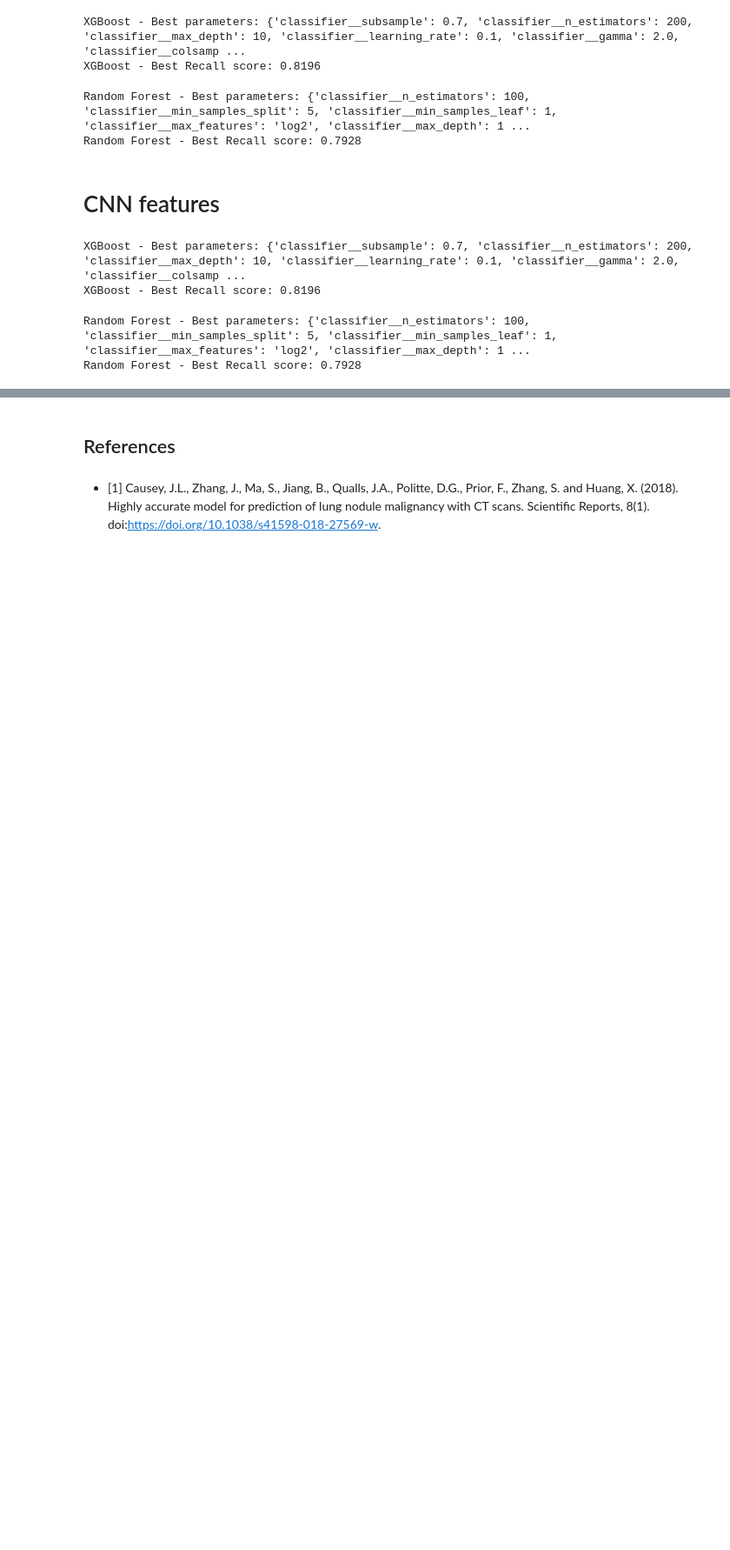
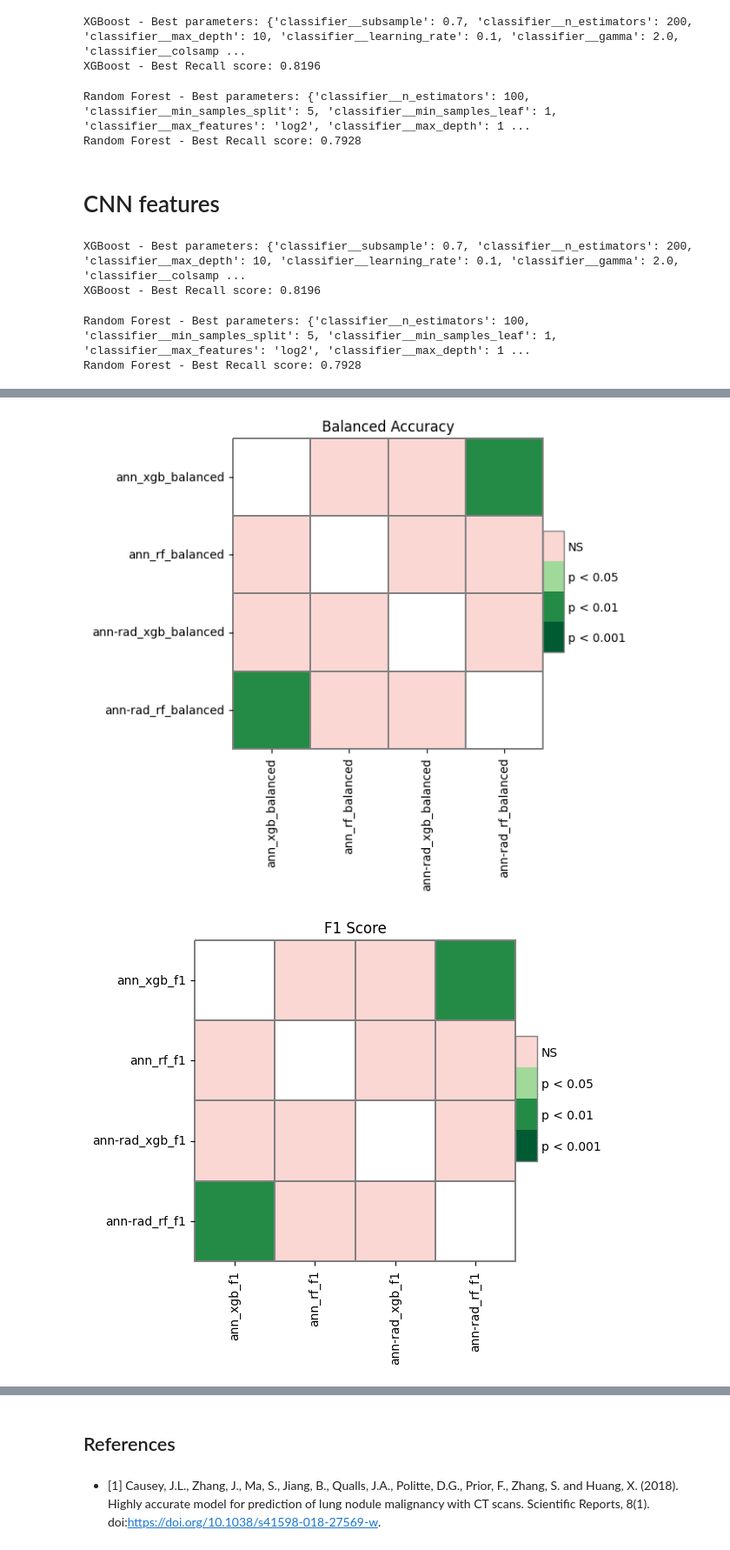
Before and after one commit to inesamorim/lung-cancer-classification, a Jupyter notebook: classify.ipynb, the cells around one changed output, grey strips where cells are left out. Shown: that part at 87% size. Saved outputs shown, nothing was run; the diff lists cells and outputs as text; code cells hidden in the pictures; blank space fills up the shorter version.

```diff
--- a/classify.ipynb
+++ b/classify.ipynb
@@ -316,0 +375,21 @@ plot_metrics(models, X_test, y_test)
+# %%
+def friedman(results_df: pd.DataFrame, alpha=0.05):
+    statistic, pvalue = stats.friedmanchisquare(*[results_df[alg] for alg in results_df.columns])
+    print(f"p value: {pvalue:4f}")
+
+    if pvalue > alpha:
+        print("Probably the same distribution")
+    else:
+        print("Probably different distributions")
+
+    return sp.posthoc_nemenyi_friedman(results_df)
+
+
+print("Balanced Accuracy:")
+paired_comp_acc = friedman(scores_df.filter(like="balanced"))
+print()
+print("F1 Score:")
+paired_comp_f1  = friedman(scores_df.filter(like="f1"))
+print()
+print("Roc AUC:")
+paired_comp_auc = friedman(scores_df.filter(like="auc"))
@@ -316,0 +408,23 @@ plot_metrics(models, X_test, y_test)
+# %%
+def plot_multiple_comp(paired_comp, title=""):
+    plt.subplot()
+    plt.title(title)
+
+    # Generate a custom diverging colormap
+    # cmap = sns.diverging_palette(230, 20, as_cmap=True)
+    heatmap_args = {'linewidths': 0.25, 'linecolor': '0.5',\
+    'clip_on': False, 'square': True, \
+    'cbar_ax_bbox': [0.80, 0.35, 0.04, 0.3]}
+    sp.sign_plot(paired_comp, **heatmap_args)
+
+plot_multiple_comp(paired_comp_acc, "Balanced Accuracy")
+plt.show()
+
+plot_multiple_comp(paired_comp_f1, "F1 Score")
+plt.show()
+
+plot_multiple_comp(paired_comp_auc, "ROC AUC")
+plt.show()
+# %% [output]
+[figure, added]
+[figure, added]
```
Also changed, not shown: parts of 16 cells of this notebook, 2 other files.
